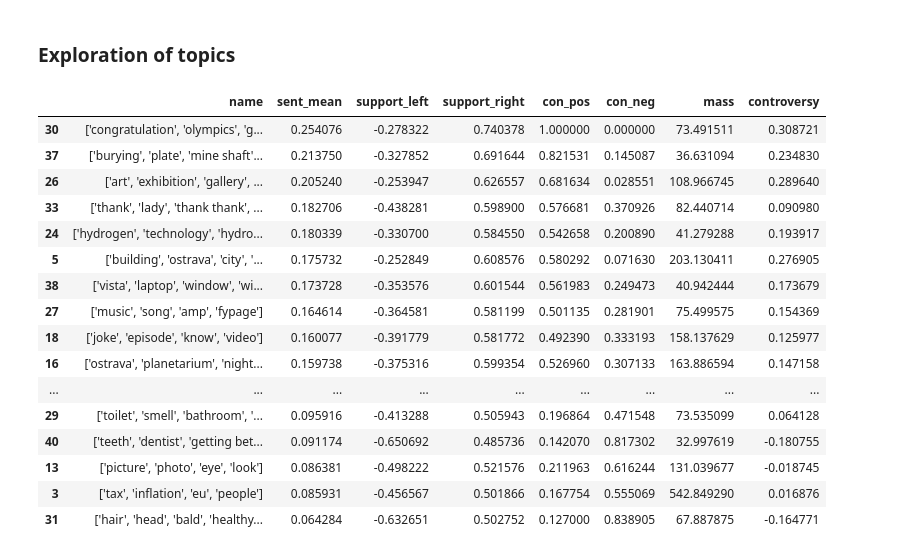
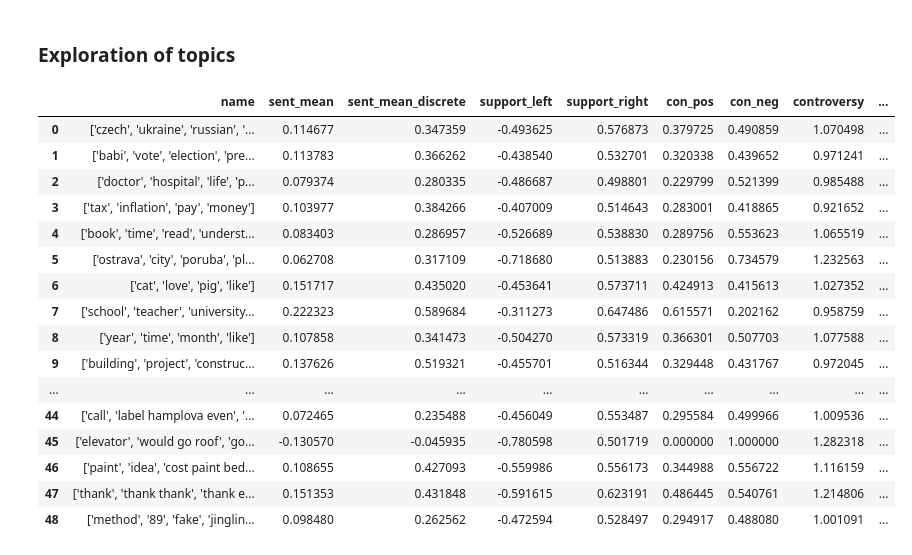
Before and after one commit to msvana/dissertation, a Jupyter notebook: notebooks/case_study_ostrava.ipynb, the cells around one changed output. Cells and saved outputs as stored; diff of their text form; code cells hidden in the pictures.

```diff
--- a/notebooks/case_study_ostrava.ipynb
+++ b/notebooks/case_study_ostrava.ipynb
@@ -117,0 +113,13 @@ CLEAN:  czech television debate bear honorific title ampartial professionally co
+# %%
+
+umap_model = UMAP(n_neighbors=15, n_components=5, min_dist=0.0, metric='cosine', low_memory=False, random_state=43)
+topic_model = MyBERTopic(
+    language='english', top_n_words=7, n_gram_range=(1, 3), umap_model=umap_model,
+    min_topic_size=8, nr_topics=50, calculate_probabilities=True, verbose=False,
+    seed_topic_list=[
+        ['doctor', 'hospital', 'patient', 'healthcare'],
+        ['school', 'teaching', 'university', 'education'],
+        ['car', 'parking', 'road', 'traffic'],
+        ['free time', 'leasure', 'recreation', 'hobbies'],
+        ['social services', 'social workers', 'welfare', 'elderly care']])
+topic_model.fit(texts_no_sw)
@@ -170,22 +180,37 @@ When determining polarities we will also deploy a simple masking to ignore tweet
 # %%
 sentiments = []
 mask = []
+sentiments_discrete = []
 
 for t in texts:
     if 'holytrainer' in t.lower():
         continue
     polarity = TextBlob(t).sentiment.polarity
     sentiments.append(polarity)
+    sentiments_discrete.append(1 if polarity > 0 else -1)
     if abs(polarity) < 0.05:
         mask.append([0] * 49)
     else:
         mask.append([1] * 49)
 
 sentiments = np.array(sentiments).reshape(-1, 1)
+sentiments_discrete = np.array(sentiments_discrete).reshape(-1, 1)
 # %% [markdown]
 Next we calculate mean sentiment for each topic
 # %%
-probas_masked = topic_model.probabilities_ * np.array(mask)
+probas_masked = topic_model.probabilities_ * np.multiply(np.array(mask), np.array(retweets)[:, np.newaxis])
+print(probas_masked.shape)
 mean_sentiments = (sentiments * probas_masked).sum(axis=0) / probas_masked.sum(axis=0)
-mean_sentiments[:5]
+mean_sentiments_discrete = (sentiments_discrete * probas_masked).sum(axis=0) / probas_masked.sum(axis=0)
+diversity_discrete = (((((sentiments_discrete - mean_sentiments_discrete) ** 2) * probas_masked).sum(axis=0)) / \
+                      probas_masked.sum(axis=0))
+
+positive_opinions = np.clip((sentiments_discrete * probas_masked), a_min=0, a_max=np.inf).sum(axis=0)
+negative_opinions = - np.clip((sentiments_discrete * probas_masked), a_min=-np.inf, a_max=0).sum(axis=0)
+
+total = negative_opinions + positive_opinions
+positive_opinions = positive_opinions / total
+negative_opinions = negative_opinions / total
+
+entropy = - positive_opinions * np.log2(positive_opinions) - negative_opinions * np.log2(negative_opinions)
 # %% [output]
@@ -267,14 +292,19 @@ for topic in topic_model.get_topics().items():
     topic_name = str([t[0] for t in topic[1][:4]])
     plt.plot([support_left, core, support_right], [0, 1, 0], label=topic_name)
     print(f'TOPIC: {topic_name}, CON.POS.: {con_pos:.2f}, CON.NEG.: {con_neg:.2f}')
+
     topics_processed.append({
         'name': topic_name,
         'sent_mean': core,
+        'sent_mean_discrete': mean_sentiments_discrete[topic[0]],
         'support_left': support_left,
         'support_right': support_right,
         'con_pos': con_pos,
         'con_neg': con_neg,
-        'mass': topic_reprs[topic[0]]
+        'controversy': support_right - support_left,
+        'controversy_discrete': diversity_discrete[topic[0]],
+        'mass': topic_reprs[topic[0]],
+        'entropy': entropy[topic[0]]
     })
 
 topics_processed = pd.DataFrame(topics_processed)
@@ -303,27 +333,26 @@ TOPIC: ['apologize', 'admit', 'admit guilt', 'apologize admit guilt'], CON.POS.:
 # %% [markdown]
 ### Exploration of topics
 # %%
-topics_processed['controversy'] = topics_processed.con_pos + topics_processed.support_left
 con_min = min(topics_processed.con_pos.min(), topics_processed.con_neg.min())
 con_max = max(topics_processed.con_pos.max(), topics_processed.con_neg.max())
 topics_processed['con_pos'] = (topics_processed.con_pos - con_min) / (con_max - con_min)
 topics_processed['con_neg'] = (topics_processed.con_neg - con_min) / (con_max - con_min)
-topics_processed.sort_values(by='sent_mean', ascending=False)
+topics_processed
 # %% [output]
-|  | name | sent_mean | support_left | support_right | con_pos | con_neg | mass | controversy |
-| 30 | ['congratulation', 'olympics', 'g... | 0.254076 | -0.278322 | 0.740378 | 1.000000 | 0.000000 | 73.491511 | 0.308721 |
-| 37 | ['burying', 'plate', 'mine shaft'... | 0.213750 | -0.327852 | 0.691644 | 0.821531 | 0.145087 | 36.631094 | 0.234830 |
-| 26 | ['art', 'exhibition', 'gallery', ... | 0.205240 | -0.253947 | 0.626557 | 0.681634 | 0.028551 | 108.966745 | 0.289640 |
-| 33 | ['thank', 'lady', 'thank thank', ... | 0.182706 | -0.438281 | 0.598900 | 0.576681 | 0.370926 | 82.440714 | 0.090980 |
-| 24 | ['hydrogen', 'technology', 'hydro... | 0.180339 | -0.330700 | 0.584550 | 0.542658 | 0.200890 | 41.279288 | 0.193917 |
-| 5 | ['building', 'ostrava', 'city', '... | 0.175732 | -0.252849 | 0.608576 | 0.580292 | 0.071630 | 203.130411 | 0.276905 |
-| 38 | ['vista', 'laptop', 'window', 'wi... | 0.173728 | -0.353576 | 0.601544 | 0.561983 | 0.249473 | 40.942444 | 0.173679 |
-| 27 | ['music', 'song', 'amp', 'fypage'] | 0.164614 | -0.364581 | 0.581199 | 0.501135 | 0.281901 | 75.499575 | 0.154369 |
-| 18 | ['joke', 'episode', 'know', 'video'] | 0.160077 | -0.391779 | 0.581772 | 0.492390 | 0.333193 | 158.137629 | 0.125977 |
-| 16 | ['ostrava', 'planetarium', 'night... | 0.159738 | -0.375316 | 0.599354 | 0.526960 | 0.307133 | 163.886594 | 0.147158 |
-| ... | ... | ... | ... | ... | ... | ... | ... | ... |
-| 29 | ['toilet', 'smell', 'bathroom', '... | 0.095916 | -0.413288 | 0.505943 | 0.196864 | 0.471548 | 73.535099 | 0.064128 |
-| 40 | ['teeth', 'dentist', 'getting bet... | 0.091174 | -0.650692 | 0.485736 | 0.142070 | 0.817302 | 32.997619 | -0.180755 |
-| 13 | ['picture', 'photo', 'eye', 'look'] | 0.086381 | -0.498222 | 0.521576 | 0.211963 | 0.616244 | 131.039677 | -0.018745 |
-| 3 | ['tax', 'inflation', 'eu', 'people'] | 0.085931 | -0.456567 | 0.501866 | 0.167754 | 0.555069 | 542.849290 | 0.016876 |
-| 31 | ['hair', 'head', 'bald', 'healthy... | 0.064284 | -0.632651 | 0.502752 | 0.127000 | 0.838905 | 67.887875 | -0.164771 |
+|  | name | sent_mean | sent_mean_discrete | support_left | support_right | con_pos | con_neg | controversy | ... |
+| 0 | ['czech', 'ukraine', 'russian', '... | 0.114677 | 0.347359 | -0.493625 | 0.576873 | 0.379725 | 0.490859 | 1.070498 | ... |
+| 1 | ['babi', 'vote', 'election', 'pre... | 0.113783 | 0.366262 | -0.438540 | 0.532701 | 0.320338 | 0.439652 | 0.971241 | ... |
+| 2 | ['doctor', 'hospital', 'life', 'p... | 0.079374 | 0.280335 | -0.486687 | 0.498801 | 0.229799 | 0.521399 | 0.985488 | ... |
+| 3 | ['tax', 'inflation', 'pay', 'money'] | 0.103977 | 0.384266 | -0.407009 | 0.514643 | 0.283001 | 0.418865 | 0.921652 | ... |
+| 4 | ['book', 'time', 'read', 'underst... | 0.083403 | 0.286957 | -0.526689 | 0.538830 | 0.289756 | 0.553623 | 1.065519 | ... |
+| 5 | ['ostrava', 'city', 'poruba', 'pl... | 0.062708 | 0.317109 | -0.718680 | 0.513883 | 0.230156 | 0.734579 | 1.232563 | ... |
+| 6 | ['cat', 'love', 'pig', 'like'] | 0.151717 | 0.435020 | -0.453641 | 0.573711 | 0.424913 | 0.415613 | 1.027352 | ... |
+| 7 | ['school', 'teacher', 'university... | 0.222323 | 0.589684 | -0.311273 | 0.647486 | 0.615571 | 0.202162 | 0.958759 | ... |
+| 8 | ['year', 'time', 'month', 'like'] | 0.107858 | 0.341473 | -0.504270 | 0.573319 | 0.366301 | 0.507703 | 1.077588 | ... |
+| 9 | ['building', 'project', 'construc... | 0.137626 | 0.519321 | -0.455701 | 0.516344 | 0.329448 | 0.431767 | 0.972045 | ... |
+| ... | ... | ... | ... | ... | ... | ... | ... | ... | ... |
+| 44 | ['call', 'label hamplova even', '... | 0.072465 | 0.235488 | -0.456049 | 0.553487 | 0.295584 | 0.499966 | 1.009536 | ... |
+| 45 | ['elevator', 'would go roof', 'go... | -0.130570 | -0.045935 | -0.780598 | 0.501719 | 0.000000 | 1.000000 | 1.282318 | ... |
+| 46 | ['paint', 'idea', 'cost paint bed... | 0.108655 | 0.427093 | -0.559986 | 0.556173 | 0.344988 | 0.556722 | 1.116159 | ... |
+| 47 | ['thank', 'thank thank', 'thank e... | 0.151353 | 0.431848 | -0.591615 | 0.623191 | 0.486445 | 0.540761 | 1.214806 | ... |
+| 48 | ['method', '89', 'fake', 'jinglin... | 0.098480 | 0.262562 | -0.472594 | 0.528497 | 0.294917 | 0.488080 | 1.001091 | ... |
```
Also changed, not shown: parts of 18 cells of this notebook, 5 other files.
